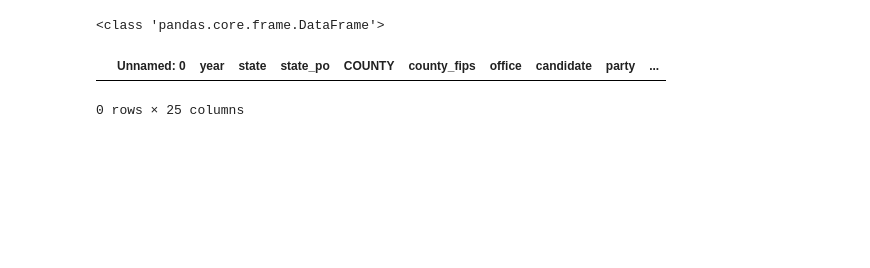
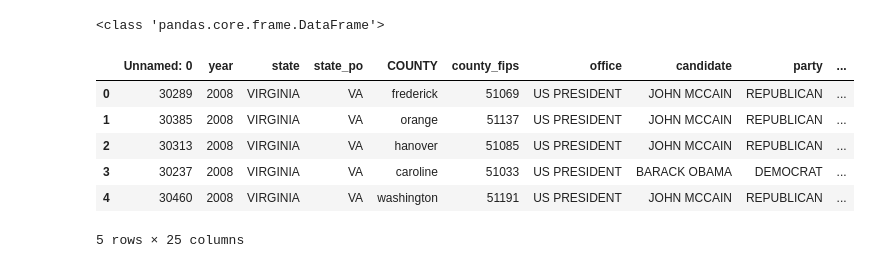
Before and after one commit to abkerper/project_voting, a Jupyter notebook: Connor_Merge_Attempt_.ipynb, the cells around one changed output. Drawn from its saved outputs; the diff is of its cells as text; code cells hidden in the pictures; blank space fills up the shorter version.

```diff
--- a/Connor_Merge_Attempt_.ipynb
+++ b/Connor_Merge_Attempt_.ipynb
@@ -104,18 +110,24 @@ print(type(data_2008))
 # %%
 data_2008 = data_2008.rename(columns={'county_name': 'COUNTY'})
 data_2008['COUNTY'] = data_2008['COUNTY'].str.lower()
 data_2008.head()
 
 demo_2008['COUNTY'] = demo_2008['COUNTY'].str.lower()
 demo_2008.head()
 
 demo_2008['COUNTY'] = demo_2008['COUNTY'].str.replace(' ', '')
+demo_2008['COUNTY'] = demo_2008['COUNTY'].str.replace('county', '')
 data_2008['COUNTY'] = data_2008['COUNTY'].str.replace(' ', '')
 
 demo_2008['COUNTY'] = demo_2008['COUNTY'].str.strip()
 data_2008['COUNTY'] = data_2008['COUNTY'].str.strip()
 merged_df = pd.merge(data_2008, demo_2008, on="COUNTY")
 merged_df.head()
 # %% [output]
 |  | Unnamed: 0 | year | state | state_po | COUNTY | county_fips | office | candidate | party | ... |
+| 0 | 30289 | 2008 | VIRGINIA | VA | frederick | 51069 | US PRESIDENT | JOHN MCCAIN | REPUBLICAN | ... |
+| 1 | 30385 | 2008 | VIRGINIA | VA | orange | 51137 | US PRESIDENT | JOHN MCCAIN | REPUBLICAN | ... |
+| 2 | 30313 | 2008 | VIRGINIA | VA | hanover | 51085 | US PRESIDENT | JOHN MCCAIN | REPUBLICAN | ... |
+| 3 | 30237 | 2008 | VIRGINIA | VA | caroline | 51033 | US PRESIDENT | BARACK OBAMA | DEMOCRAT | ... |
+| 4 | 30460 | 2008 | VIRGINIA | VA | washington | 51191 | US PRESIDENT | JOHN MCCAIN | REPUBLICAN | ... |
-0 rows × 25 columns
+5 rows × 25 columns
```
Also changed, not shown: parts of 1 cell of this notebook.
